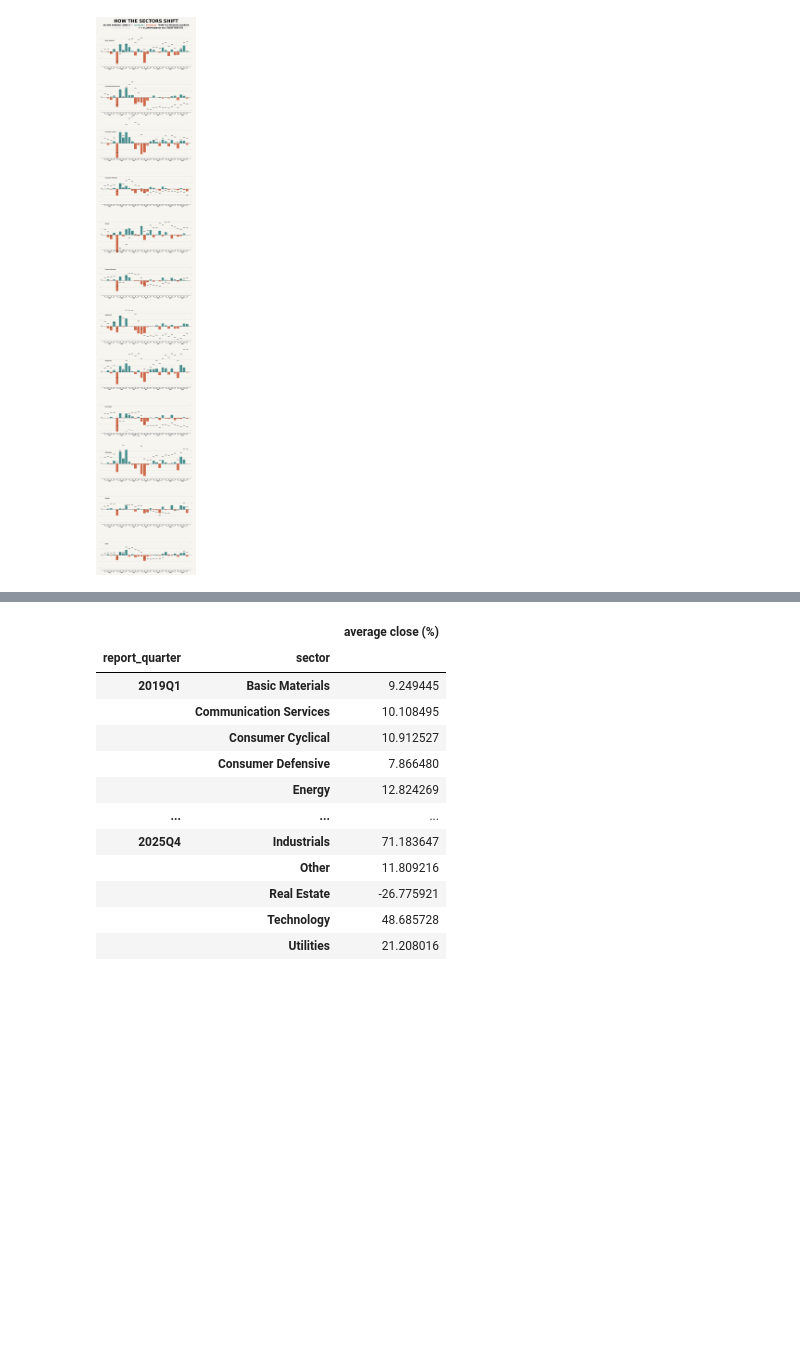
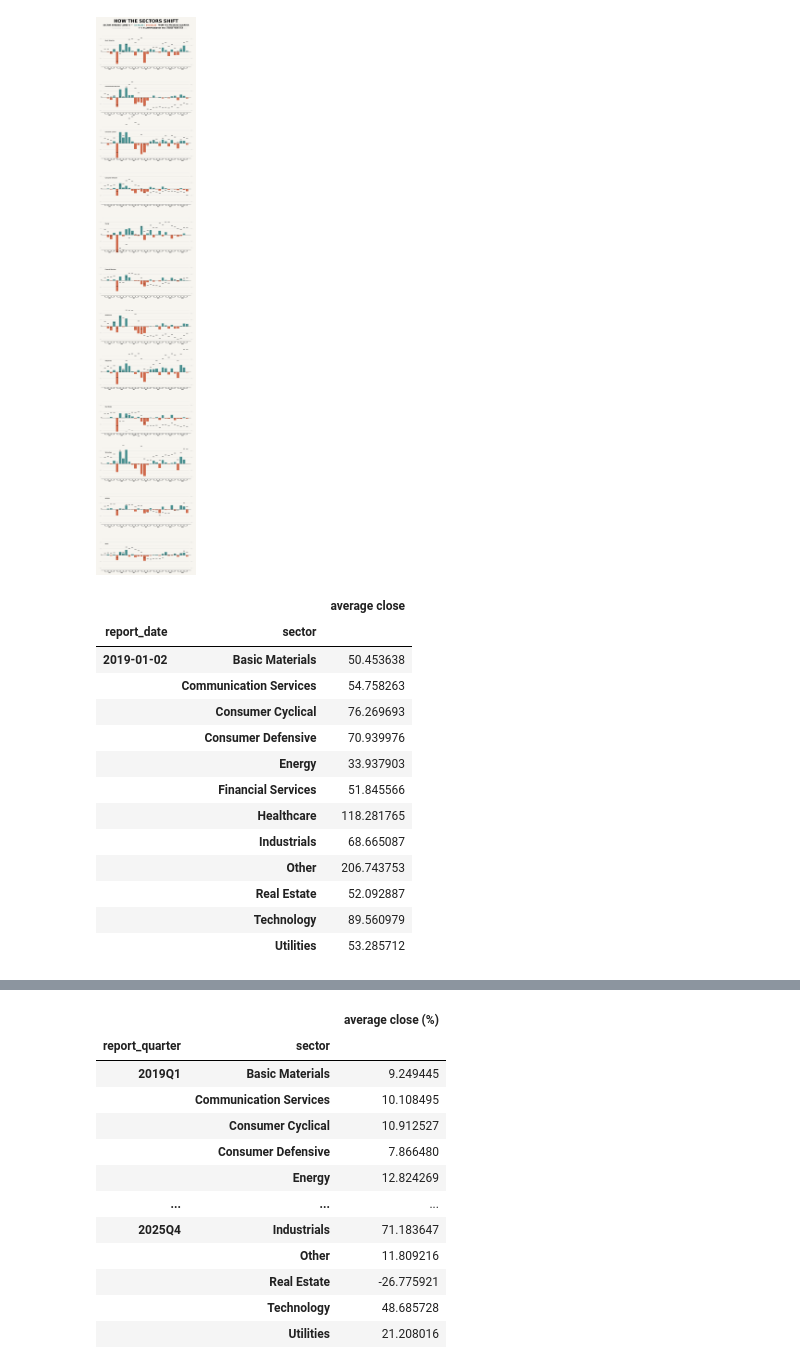
Before and after one commit to vinp505/DataViz, a Jupyter notebook: QUARTERLY_barplot/quarterly_barplot_dev.ipynb, the cells around one changed output, grey strips where cells are left out. Saved outputs shown, nothing was run; the diff lists cells and outputs as text; code cells hidden in the pictures; blank space fills up the shorter version.

```diff
--- a/QUARTERLY_barplot/quarterly_barplot_dev.ipynb
+++ b/QUARTERLY_barplot/quarterly_barplot_dev.ipynb
@@ -7,7 +7,7 @@ from matplotlib.colors import LinearSegmentedColormap, TwoSlopeNorm
 from matplotlib.animation import FuncAnimation
 from IPython.display import HTML
 # %%
-df = pd.read_csv("../InflAdj_Data_2019_2025-20th-20th.csv")
+df = pd.read_csv("../streamlit_setup/InflAdj_Data_2019_2025-20th-20th.csv")
 
 df['report_quarter'] = pd.to_datetime(df['report_date']).dt.to_period('Q')
 df['sector'] =df['sector'].fillna("Other")
@@ -294,3 +294,22 @@ plt.show()
 #fig.savefig("quarterly_barplot_lastday.svg", bbox_inches='tight')
 # %% [output]
 [figure]
+# %%
+avg_close_2019 = df[df['report_date'] == '2019-01-02'].groupby(by= ['report_date', 'sector']).agg({'close' : 'mean'})
+avg_close_2019.rename({'close' : 'average close'}, axis= 1, inplace= True)
+avg_close_2019
+# %% [output]
+|  |  | average close |
+| report_date | sector |  |
+| 2019-01-02 | Basic Materials | 50.453638 |
+|  | Communication Services | 54.758263 |
+|  | Consumer Cyclical | 76.269693 |
+|  | Consumer Defensive | 70.939976 |
+|  | Energy | 33.937903 |
+|  | Financial Services | 51.845566 |
+|  | Healthcare | 118.281765 |
+|  | Industrials | 68.665087 |
+|  | Other | 206.743753 |
+|  | Real Estate | 52.092887 |
+|  | Technology | 89.560979 |
+|  | Utilities | 53.285712 |
```
Also changed, not shown: parts of 4 cells of this notebook, 3 other files.
